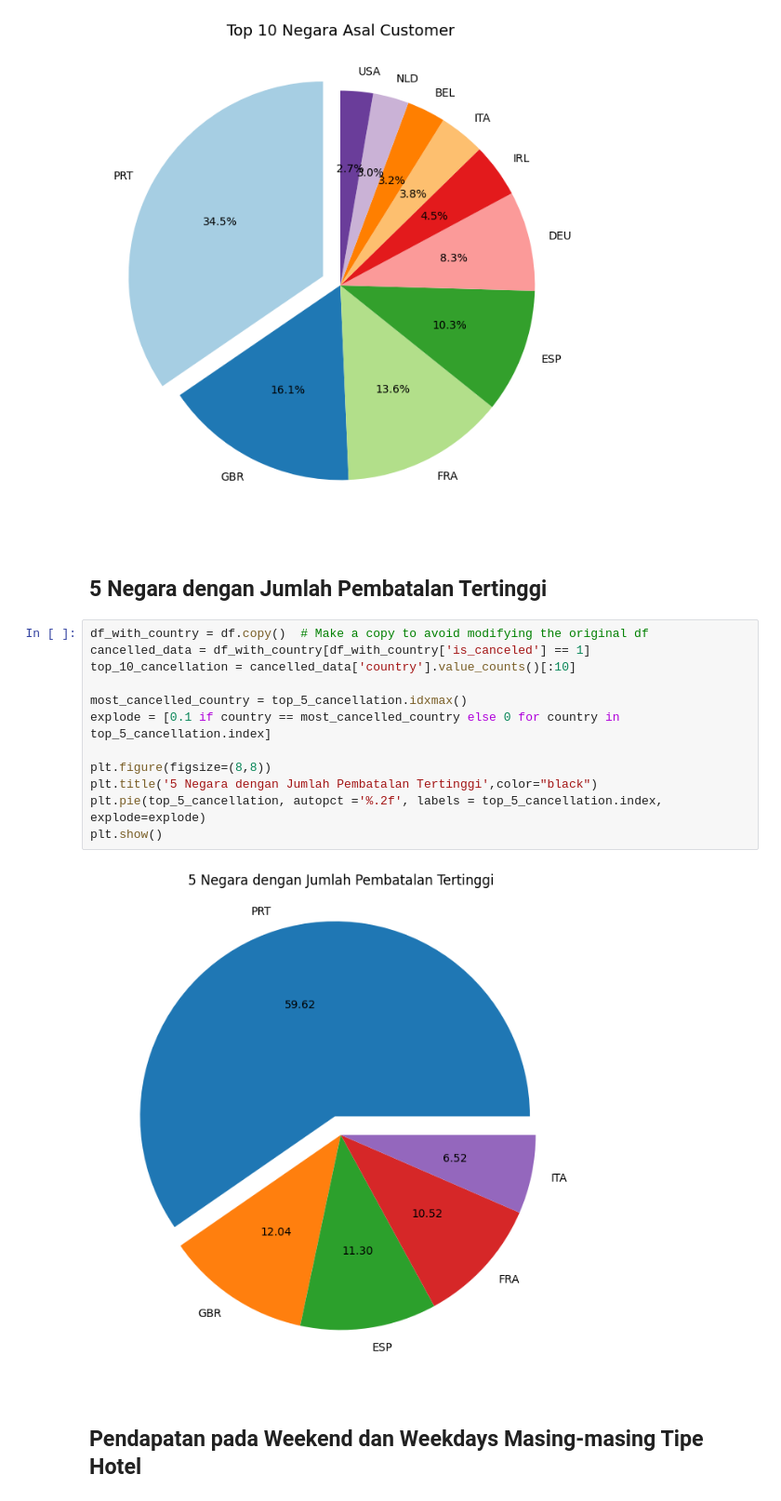
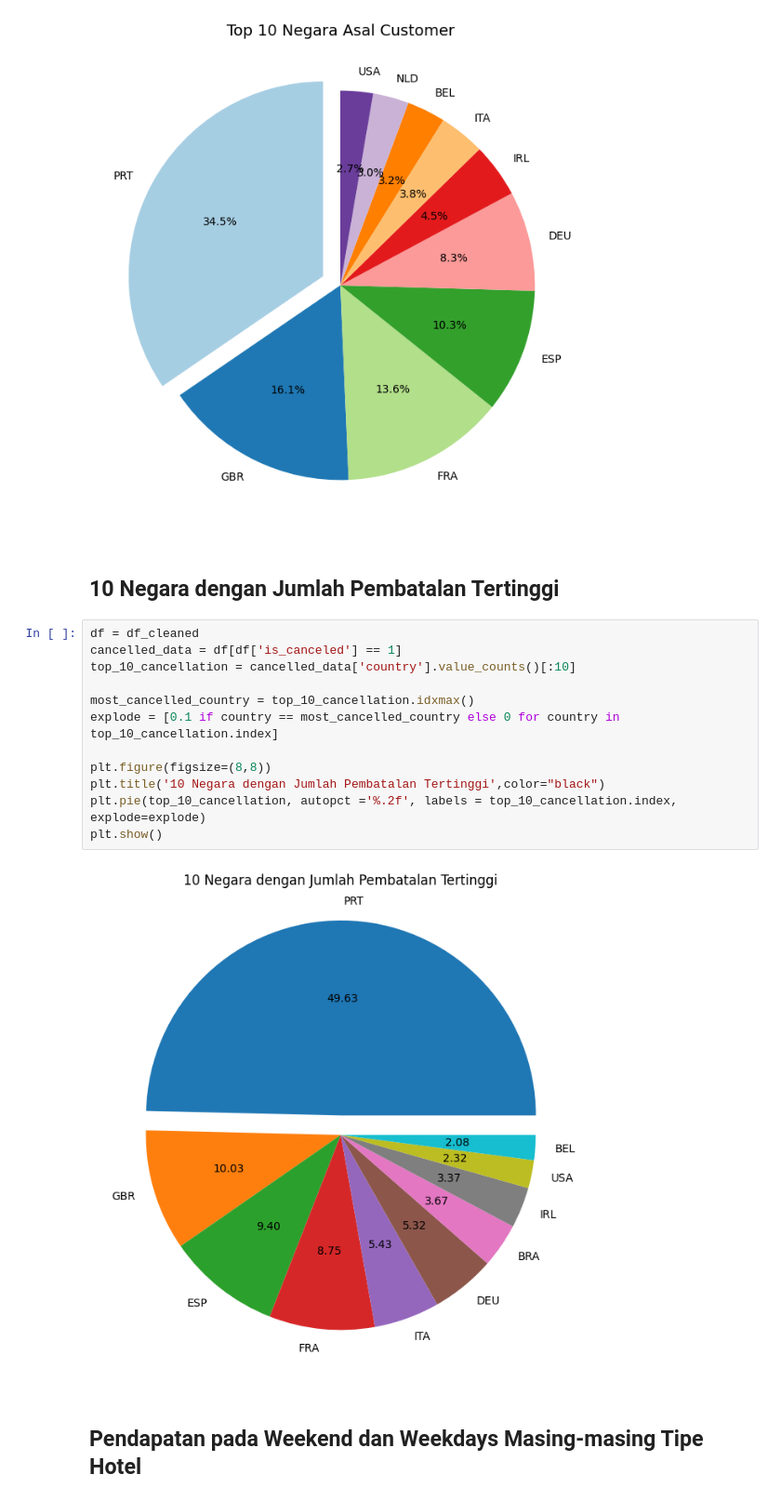
Before and after one commit to xyzaraa/hotel_analysis, a Jupyter notebook: hotel_analysis.ipynb, the cells around one changed output. Shown at 93% size. Saved outputs shown, nothing was run; the diff lists cells and outputs as text.

```diff
--- a/hotel_analysis.ipynb
+++ b/hotel_analysis.ipynb
@@ -657,21 +664,21 @@ plt.show()
 # %% [output]
 [figure]
 # %% [markdown]
-## 5 Negara dengan Jumlah Pembatalan Tertinggi
+## 10 Negara dengan Jumlah Pembatalan Tertinggi
 # %%
-df_with_country = df.copy()  # Make a copy to avoid modifying the original df
-cancelled_data = df_with_country[df_with_country['is_canceled'] == 1]
+df = df_cleaned
+cancelled_data = df[df['is_canceled'] == 1]
 top_10_cancellation = cancelled_data['country'].value_counts()[:10]
 
-most_cancelled_country = top_5_cancellation.idxmax()
-explode = [0.1 if country == most_cancelled_country else 0 for country in top_5_cancellation.index]
+most_cancelled_country = top_10_cancellation.idxmax()
+explode = [0.1 if country == most_cancelled_country else 0 for country in top_10_cancellation.index]
 
 plt.figure(figsize=(8,8))
-plt.title('5 Negara dengan Jumlah Pembatalan Tertinggi',color="black")
-plt.pie(top_5_cancellation, autopct ='%.2f', labels = top_5_cancellation.index, explode=explode)
+plt.title('10 Negara dengan Jumlah Pembatalan Tertinggi',color="black")
+plt.pie(top_10_cancellation, autopct ='%.2f', labels = top_10_cancellation.index, explode=explode)
 plt.show()
 # %% [output]
-[figure, old version]
+[figure, new version]
 # %% [markdown]
 ## Pendapatan pada Weekend dan Weekdays Masing-masing Tipe Hotel
 # %%
```
Also changed, not shown: parts of 8 cells of this notebook.
